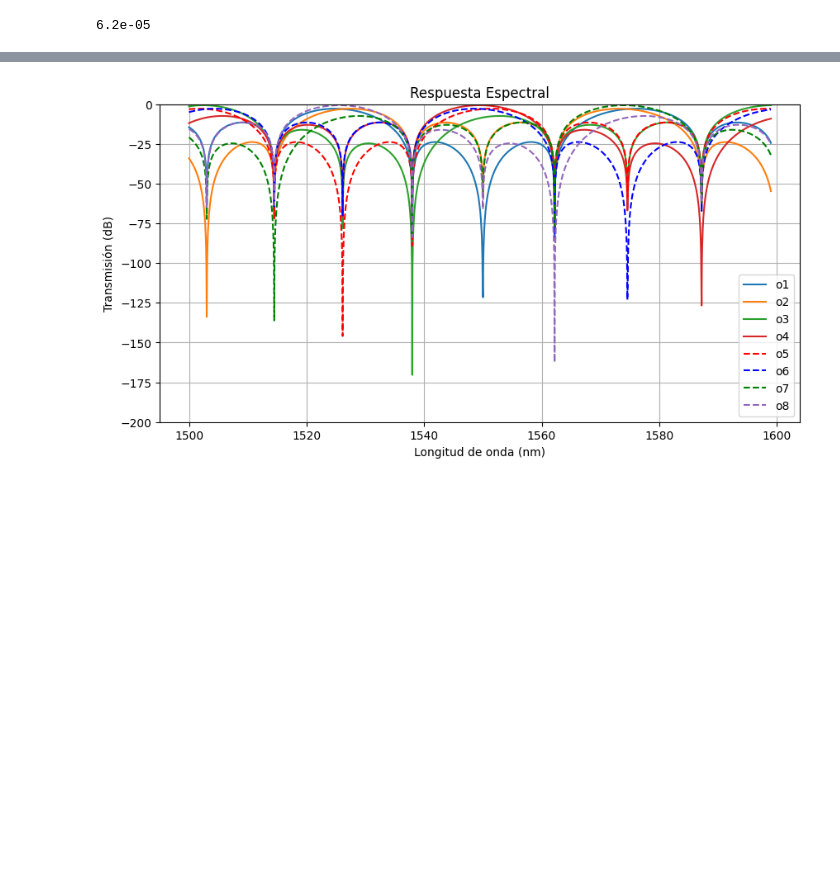
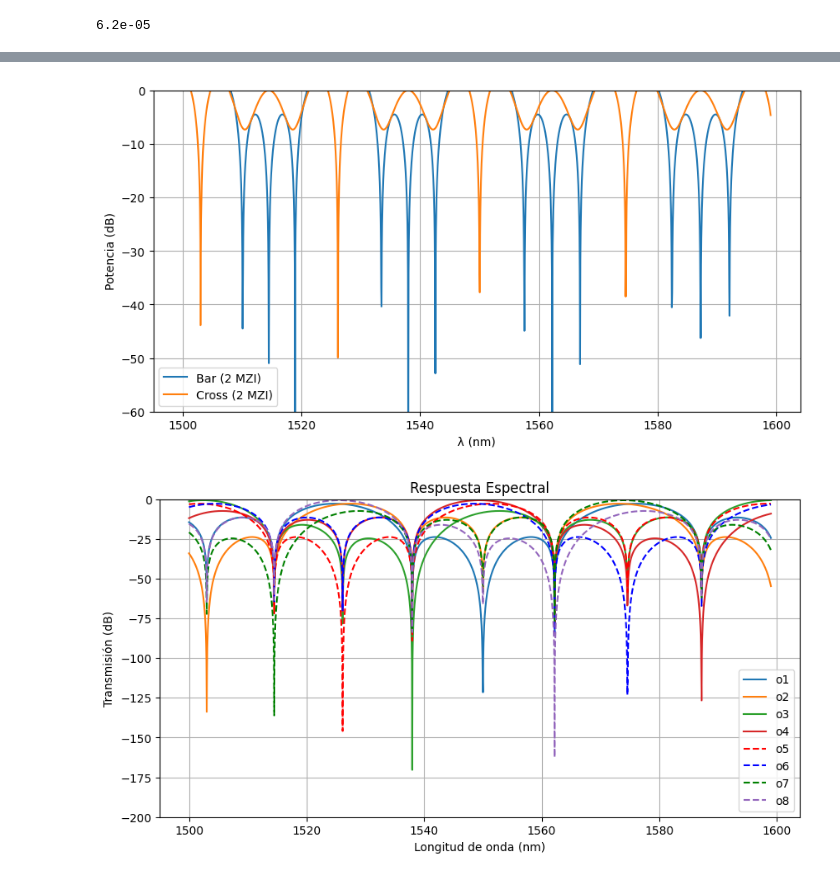
Before and after one commit to niospinamev2/Topic-6-WDM-Cascaded-MZIs, a Jupyter notebook: Funcion_transferencia.ipynb, the cells around one changed output, grey strips where cells are left out. Cells and saved outputs as stored; diff of their text form; code cells hidden in the pictures; blank space fills up the shorter version.

```diff
--- a/Funcion_transferencia.ipynb
+++ b/Funcion_transferencia.ipynb
@@ -70,3 +180,34 @@ print(L)
+# %%
+import matplotlib.pyplot as plt
+
+wvl = np.linspace(1500e-9, 1599e-9, 2000)
+
+L1 = 62e-6
+L2 = 2*L1
+L3 = 2*L1
+E_bar, E_cross, P_bar, P_cross = cascade_mzi(
+    wvl,
+    Ls=[L1, L2, L3],
+    n_eff=1.6,
+    Ein=(1, 0)
+)
+
+# a dB
+eps = 1e-12
+P_bar_dB = 10*np.log10(P_bar + eps)
+P_cross_dB = 10*np.log10(P_cross + eps)
+
+plt.figure(figsize=(10,5))
+plt.plot(wvl*1e9, P_bar_dB, label='Bar (2 MZI)')
+plt.plot(wvl*1e9, P_cross_dB, label='Cross (2 MZI)')
+plt.xlabel('λ (nm)')
+plt.ylabel('Potencia (dB)')
+plt.ylim(-60, 0)
+plt.grid()
+plt.legend()
+plt.show()
+# %% [output]
+[figure, added]
 # %%
 #n_eff = n_eff0+(n_eff0-n_g)*(wvl-wvl0)/wvl0
 n_eff=n_eff0
```
Also changed, not shown: parts of 7 cells of this notebook.
